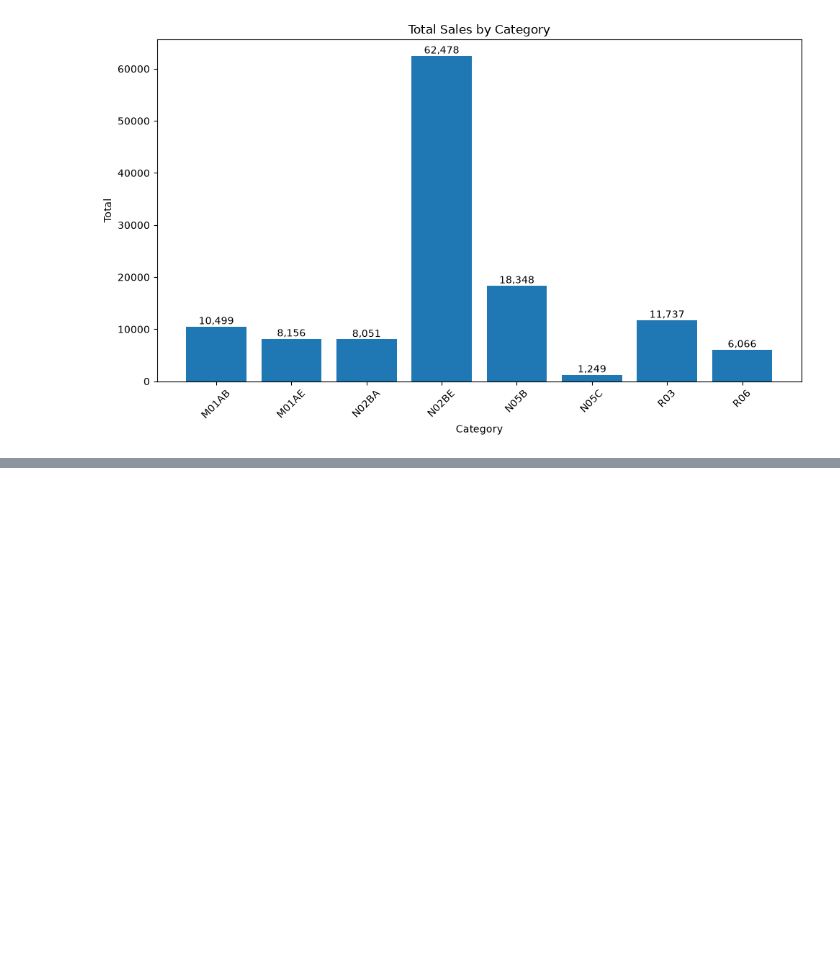
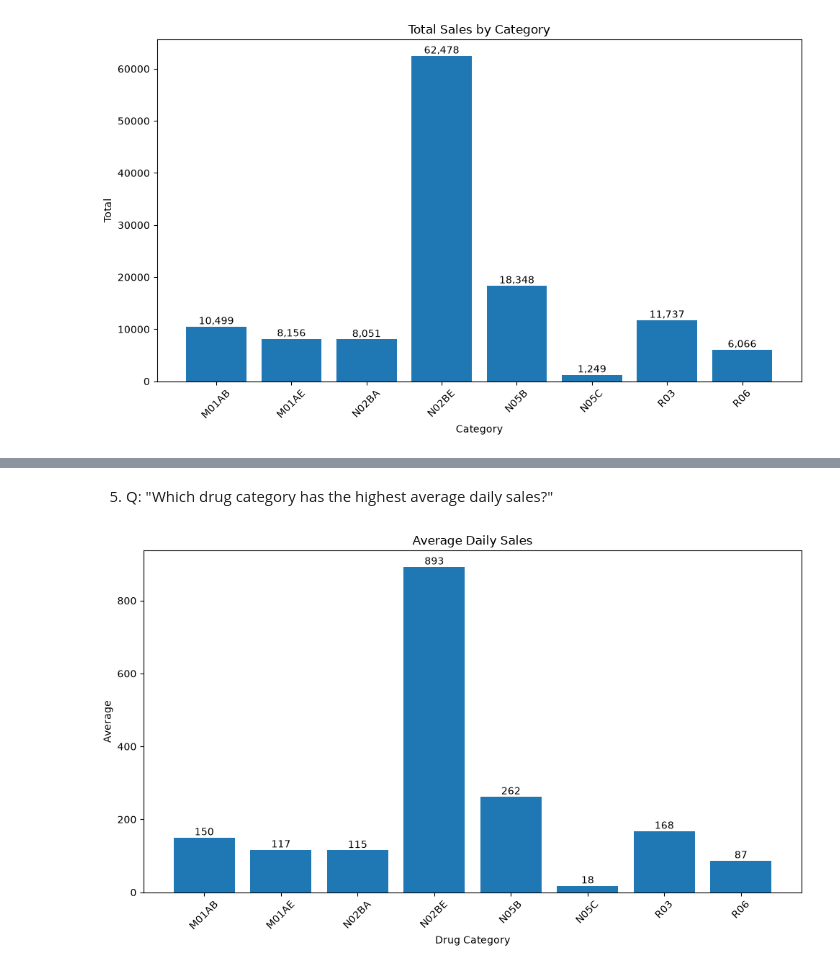
Before and after one commit to chfrchko5/pharma-sales-data, a Jupyter notebook: data.ipynb, the cells around one changed output, grey strips where cells are left out. Drawn from its saved outputs; the diff is of its cells as text; code cells hidden in the pictures; blank space fills up the shorter version.

```diff
--- a/data.ipynb
+++ b/data.ipynb
@@ -35,0 +102,25 @@ plt.show()
+# %% [markdown]
+5. Q: "Which drug category has the highest average daily sales?"
+# %%
+total_count = monthly[['M01AB', 'M01AE', 'N02BA', 'N02BE', 'N05B', 'N05C', 'R03', 'R06']].mean()
+
+fig, ax = plt.subplots(figsize=(10, 6))
+bars = ax.bar(total_count.index, total_count.values)
+
+for bar in bars:
+    height = bar.get_height()
+    ax.text(
+        bar.get_x() + bar.get_width() / 2,
+        height,
+        f'{height:,.0f}',
+        ha='center', va='bottom'
+    )
+
+plt.title('Average Daily Sales')
+plt.xlabel('Drug Category')
+plt.ylabel('Average')
+plt.xticks(rotation=45)
+plt.tight_layout()
+plt.show()
+# %% [output]
+[figure, added]
```
Also changed, not shown: parts of 8 cells of this notebook.
